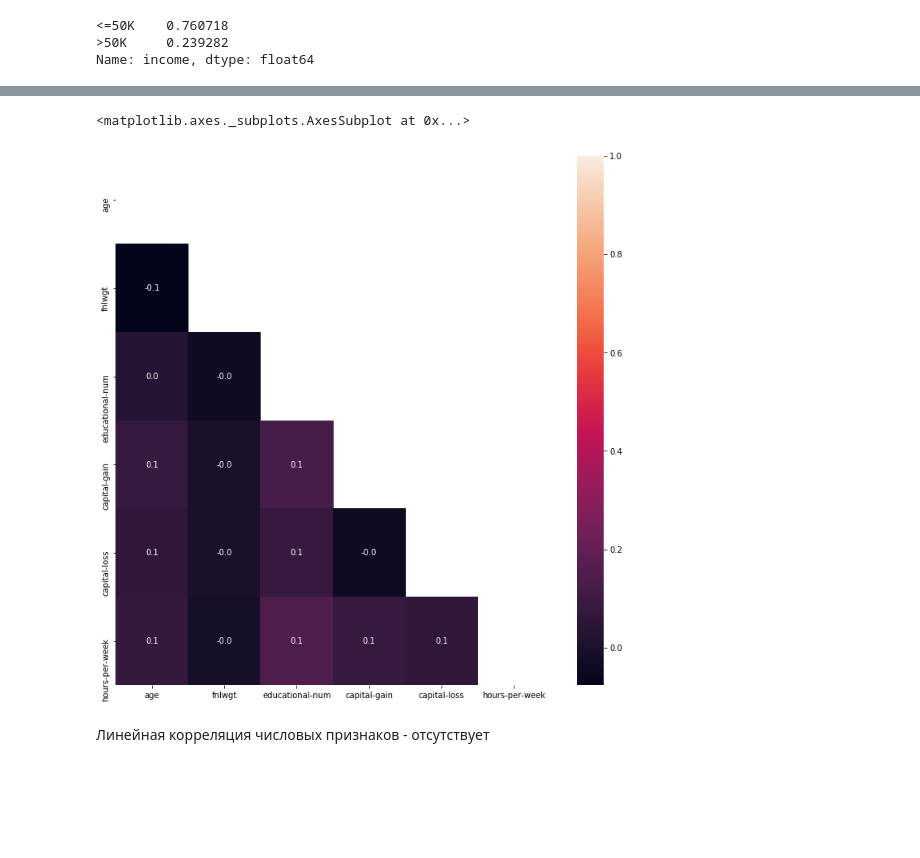
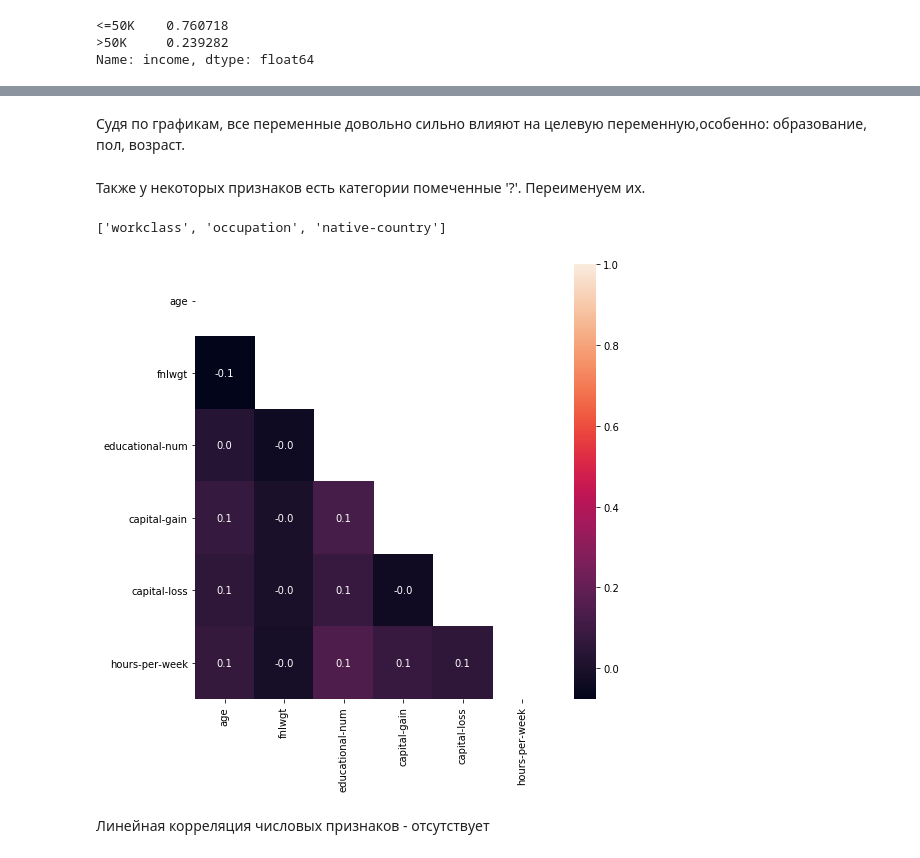
Before and after one commit to SergeyYVP/Machine_learning, a Jupyter notebook: 3. homework_logreg.ipynb, the cells around one changed output, grey strips where cells are left out. Cells and saved outputs as stored; diff of their text form; code cells hidden in the pictures; blank space fills up the shorter version.

```diff
--- a/3. homework_logreg.ipynb
+++ b/3. homework_logreg.ipynb
@@ -49,0 +56,5 @@ df['age_cat'] = df['age']//5*5
+# %%
+# преобразуем все категории >80 лет в одну категорию 80 лет.
+df['age_cat'] = df['age_cat'].where(df['age_cat']<80, 80)
+# %%
+df['age_cat'] = df['age_cat'].astype('category')
@@ -109,18 +144,29 @@ for i, col in enumerate(cat_columns):
+# %% [markdown]
+Судя по графикам, все переменные довольно сильно влияют на целевую переменную,особенно: образование, пол, возраст.
+# %% [markdown]
+Также у некоторых признаков есть категории помеченные '?'. Переименуем их.
+# %%
+feat_with_question = [col for col in df.columns if '?' in set(df[col].unique())]
+feat_with_question
+# %% [output]
+['workclass', 'occupation', 'native-country']
+# %%
+for feature in feat_with_question:
+    df.loc[df[feature]=='?', feature] = feature + '_other'
 # %%
-# Посмотрим на корреляцию признаков
+# Посмотрим на корреляцию числовых признаков
 corr = df[num_columns].corr()
 
-plt.figure(figsize = (12,12))
+plt.figure(figsize = (8,8))
 
 mask = np.triu(np.ones((len(corr), len(corr))), k=0)
 
-sns.heatmap(corr, annot=True, mask = mask,
+ax = sns.heatmap(corr, annot=True, mask = mask,
             xticklabels=corr.columns.values,
             yticklabels=corr.columns.values,
             fmt=".1f"
            )
 # %% [output]
-<matplotlib.axes._subplots.AxesSubplot at 0x...>
-[figure, old version]
+[figure, new version]
 # %% [markdown]
 Линейная корреляция числовых признаков - отсутствует
```
Also changed, not shown: parts of 51 cells of this notebook.
